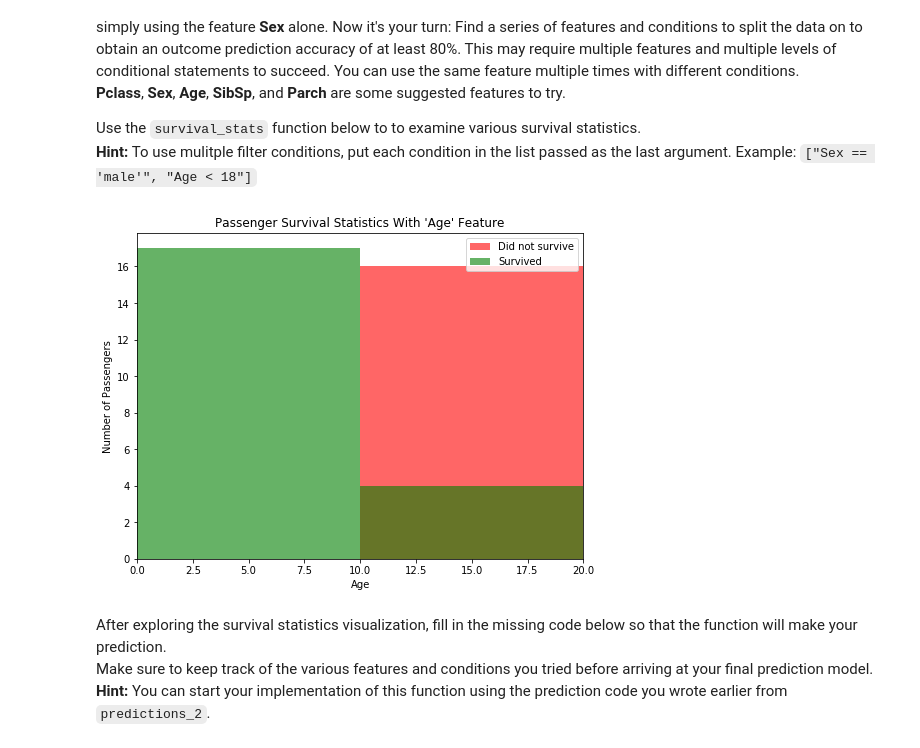
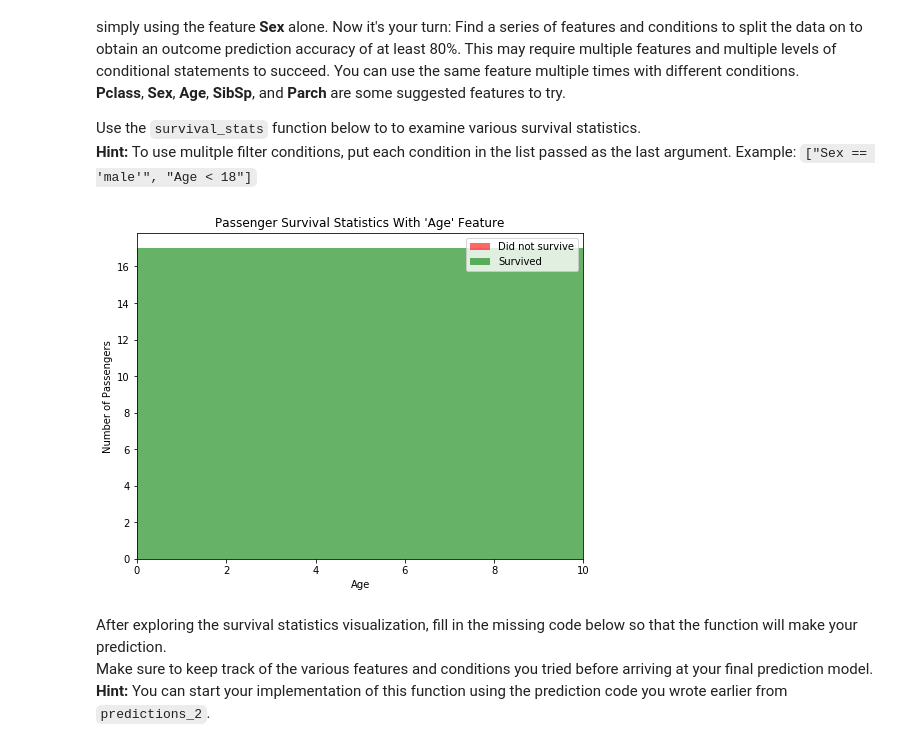
Before and after one commit to bishnubista/titanic_survival_exploration, a Jupyter notebook: titanic_survival_exploration.ipynb, the cells around one changed output. Saved outputs shown, nothing was run; the diff lists cells and outputs as text; code cells hidden in the pictures.

```diff
--- a/titanic_survival_exploration.ipynb
+++ b/titanic_survival_exploration.ipynb
@@ -216,9 +216,9 @@ Adding the feature **Age** as a condition in conjunction with **Sex** improves t
 Use the `survival_stats` function below to to examine various survival statistics.
 **Hint:** To use mulitple filter conditions, put each condition in the list passed as the last argument. Example: `["Sex == 'male'", "Age < 18"]`
 # %%
-vs.survival_stats(data, outcomes, 'Age', ["Sex == 'male'", "Age < 18", "SibSp < 2"])
+vs.survival_stats(data, outcomes, 'Age', ["Sex == 'male'", "Age < 10", "SibSp < 2"])
 # %% [output]
-[figure, old version]
+[figure, new version]
 # %% [markdown]
 After exploring the survival statistics visualization, fill in the missing code below so that the function will make your prediction.
 Make sure to keep track of the various features and conditions you tried before arriving at your final prediction model.
```
Also changed, not shown: parts of 2 cells of this notebook, 1 other file.
